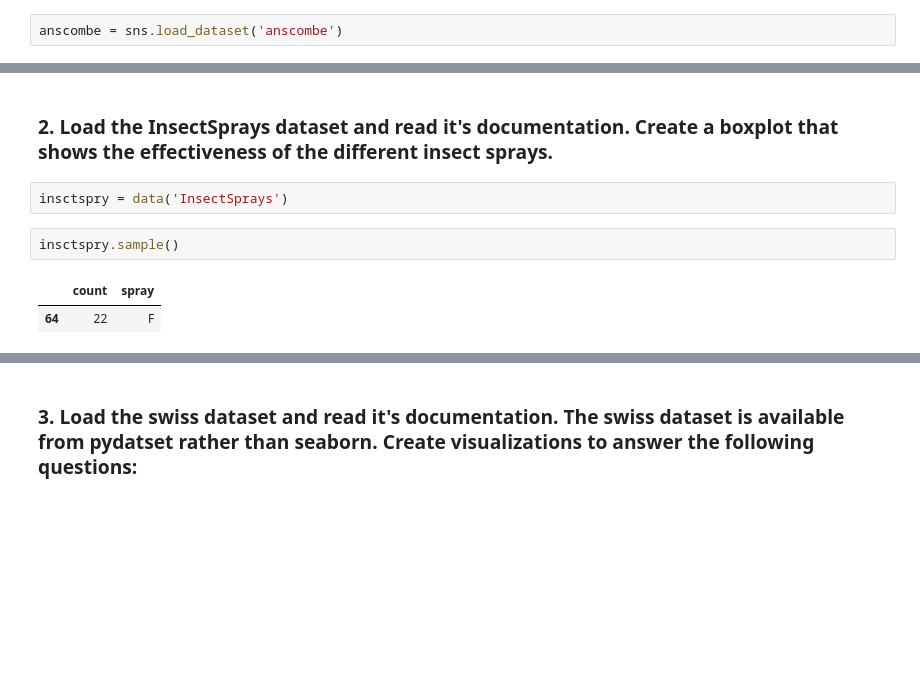
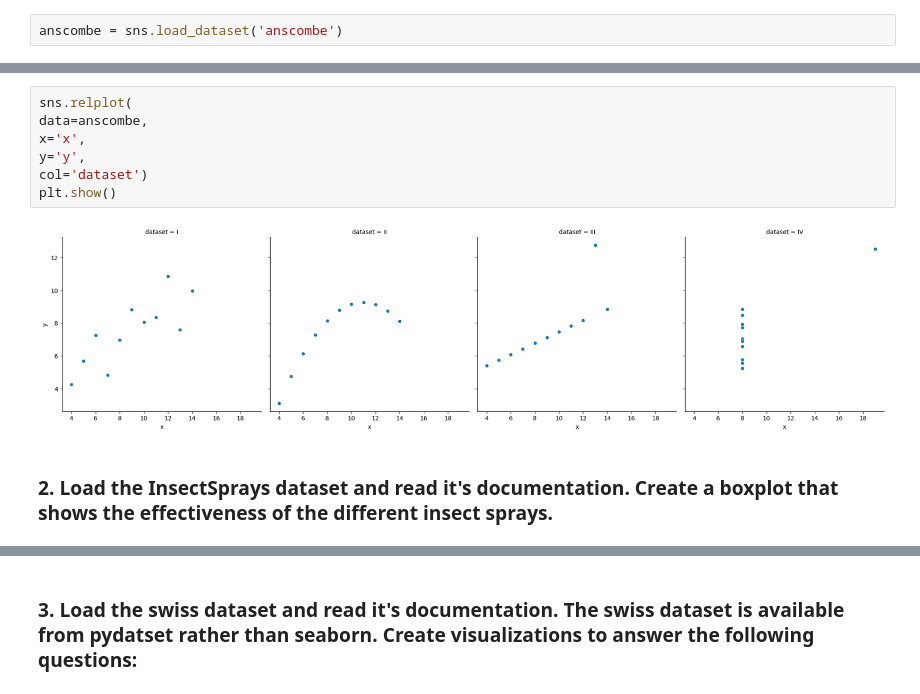
Before and after one commit to Jared-Wood135/numpy-pandas-visualization-exercises, a Jupyter notebook: seaborn_exercises.ipynb, the cells around one changed output, grey strips where cells are left out. Saved outputs shown, nothing was run; the diff lists cells and outputs as text; blank space fills up the shorter version.

```diff
--- a/seaborn_exercises.ipynb
+++ b/seaborn_exercises.ipynb
@@ -97,9 +90,11 @@ plt.show()
+# %%
+sns.relplot(
+data=anscombe,
+x='x',
+y='y',
+col='dataset')
+plt.show()
+# %% [output]
+[figure, added]
 # %% [markdown]
 ### 2. Load the InsectSprays dataset and read it's documentation. Create a boxplot that shows the effectiveness of the different insect sprays.
-# %%
-insctspry = data('InsectSprays')
-# %%
-insctspry.sample()
-# %% [output]
-|  | count | spray |
-| 64 | 22 | F |
```
Also changed, not shown: parts of 47 cells of this notebook.
